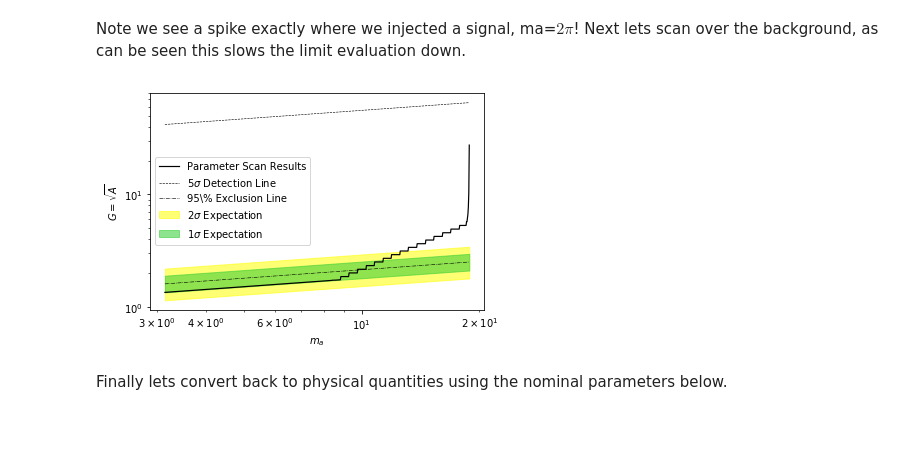
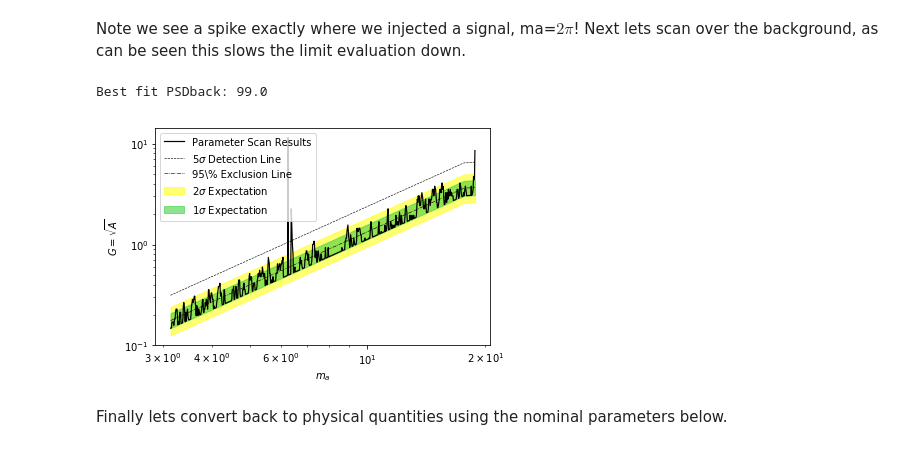
Before and after one commit to bsafdi/AxiScan, a Jupyter notebook: ABRA_Example_Analysis_BackTemp.ipynb, the cells around one changed output. Cells and saved outputs as stored; diff of their text form; code cells hidden in the pictures.

```diff
--- a/ABRA_Example_Analysis_BackTemp.ipynb
+++ b/ABRA_Example_Analysis_BackTemp.ipynb
@@ -226,32 +227,34 @@ Note we see a spike exactly where we injected a signal, ma=$2 \pi$! Next lets sc
 # %%
 # Setup background PSD scan parameters - do a very simple scan
 PSD_testMin = 99.0
 PSD_testMax = 101.0
 PSDback_bins = 3
+PSDback_temp = freqs**3
 
 # Analyze data
 mass_TestSet, G_limits, median, Sig1Lo, Sig1Up, Sig2Up, Sig2Lo, detection \
     = ABRA_Limit_BackTemplate.axion_limit_params(PSD, freqs, PSD_testMin, PSD_testMax, PSDback_bins, PSDback_temp,
                                     num_stacked = N_stacked, v0 = v0_Halo, vObs = vObs_Halo)
 
 # Create Limit Plot
 plt.plot(mass_TestSet[:], G_limits[:], c = 'black', label = r'Parameter Scan Results', lw=1.2)
 plt.plot(mass_TestSet, detection, c= 'black', ls = 'dashed', label = r'5$\sigma$ Detection Line', lw=0.6)
 plt.plot(mass_TestSet, median, c= 'black', ls = 'dashdot', label = r'95\% Exclusion Line', lw=0.6)
 
 plt.fill_between(mass_TestSet, Sig2Up, Sig2Lo, color = 'yellow', alpha = .55,
                  label = r'2$\sigma$ Expectation')
 plt.fill_between(mass_TestSet, Sig1Up, Sig1Lo, color = 'limegreen', alpha = .55,
                  label = r'1$\sigma$ Expectation')
 
 plt.ylabel(r'$G=\sqrt{A}$')
 plt.xlabel(r'$m_a$')
 plt.xscale('log')
 plt.yscale('log')
 plt.legend()
 plt.show()
 # %% [output]
+Best fit PSDback: 99.0
-[figure, old version]
+[figure, new version]
 # %% [markdown]
 Finally lets convert back to physical quantities using the nominal parameters below.
 # %%
```
Also changed, not shown: parts of 2 cells of this notebook, 4 other files.
